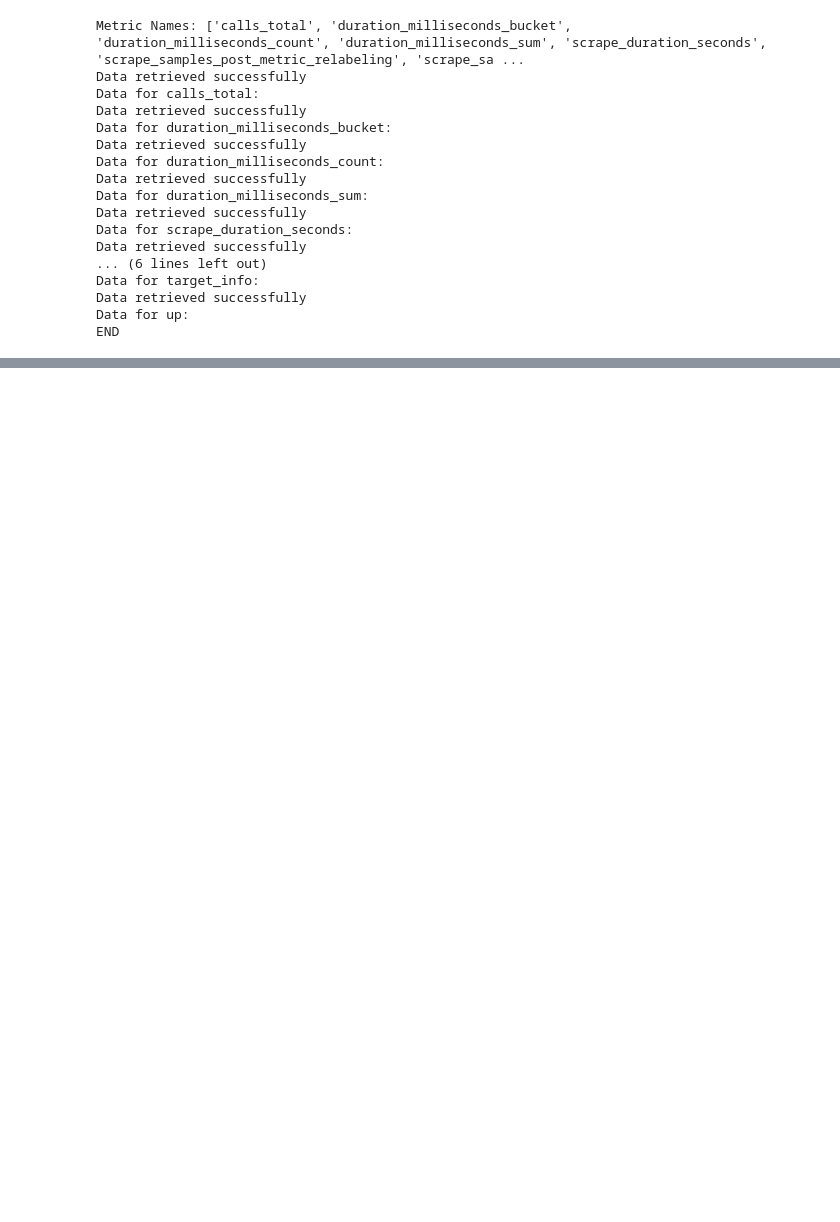
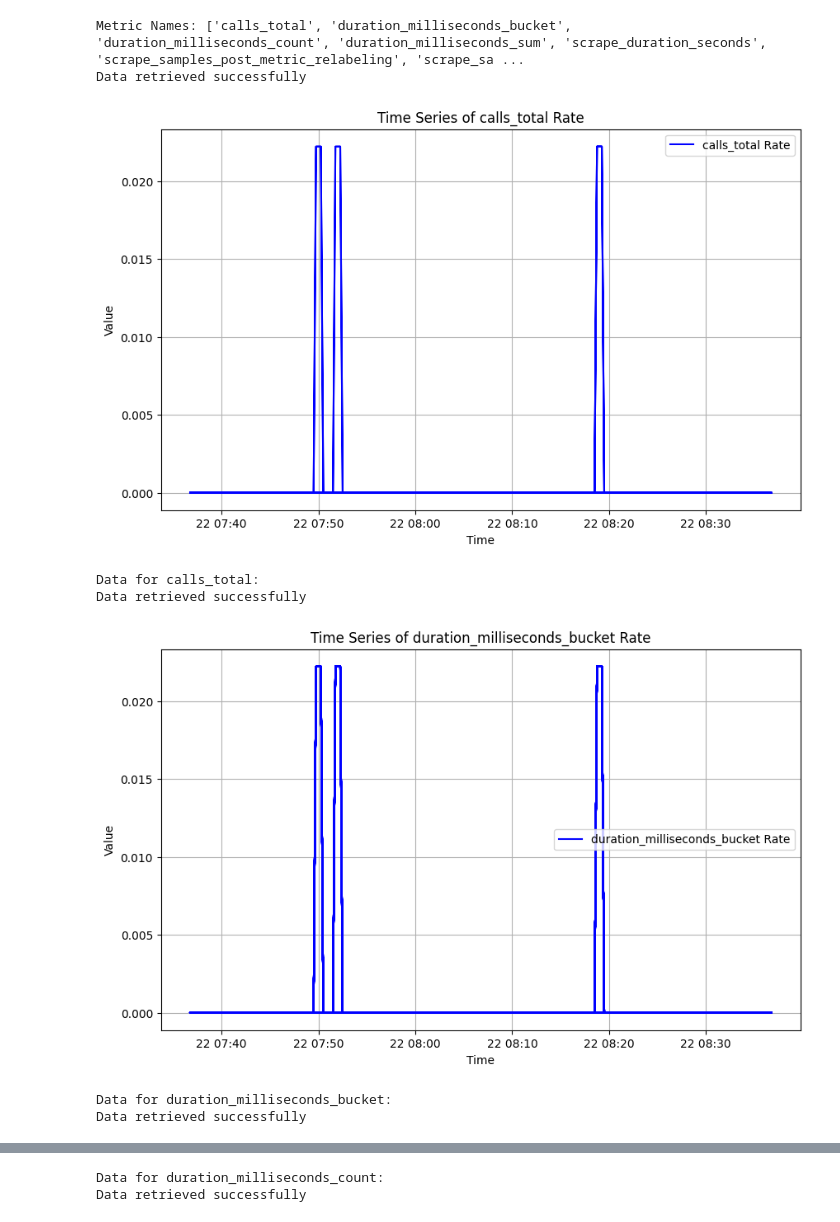
Before and after one commit to AbhishekNanda7429/Grafana-Anomaly_Detection, a Jupyter notebook: Anomaly_grafana/notebooks/grafana.ipynb, the cells around one changed output, grey strips where cells are left out. Drawn from its saved outputs; the diff is of its cells as text; code cells hidden in the pictures; blank space fills up the shorter version.

Commit message:
added a graph folder to save all the output + re-ran all the cells

```diff
--- a/Anomaly_grafana/notebooks/grafana.ipynb
+++ b/Anomaly_grafana/notebooks/grafana.ipynb
@@ -257,46 +257,37 @@ def main():
                 # Process the data into a DataFrame
                 df = fetcher.process_data(json_data)
 
                 # Save the DataFrame to a CSV file for easier inspection
                 df.to_csv(f'{output_dir_csv}/{expr}.csv', index=False)
 
                 # Plot the data
-                # fetcher.plot_data(df, expr)
+                fetcher.plot_data(df, expr)
 
                 # Initialize the key in main_df if it doesn't exist
                 if expr not in main_df:
                     main_df[expr] = []
 
                 # Append the DataFrame to the list for that metric
                 main_df[expr].append(df)
 
                 # Print the DataFrame (table format)
                 print(f"Data for {expr}:")
                 # print(df.to_string())  # This prints the entire DataFrame as a table
                 # print(df.head())
 
         # Print the final main_df dictionary
         # print("""(((((((main_df)))))))""")
         # test=main_df['calls_total']
         # print(test)
         print("END")
 
 main()
 # %% [output]
 Metric Names: ['calls_total', 'duration_milliseconds_bucket', 'duration_milliseconds_count', 'duration_milliseconds_sum', 'scrape_duration_seconds', 'scrape_samples_post_metric_relabeling', 'scrape_sa ...
 Data retrieved successfully
-Data for calls_total:
-Data retrieved successfully
-Data for duration_milliseconds_bucket:
-Data retrieved successfully
-Data for duration_milliseconds_count:
-Data retrieved successfully
-Data for duration_milliseconds_sum:
-Data retrieved successfully
-Data for scrape_duration_seconds:
-Data retrieved successfully
-... (6 lines left out)
-Data for target_info:
-Data retrieved successfully
-Data for up:
-END
+[figure, added]
+Data for calls_total:
+Data retrieved successfully
+[figure, added]
+Data for duration_milliseconds_bucket:
+Data retrieved successfully
@@ -302,0 +295,2 @@ END
+Data for duration_milliseconds_count:
+Data retrieved successfully
```
Also changed, not shown: parts of 1 cell of this notebook, 34 other files.
